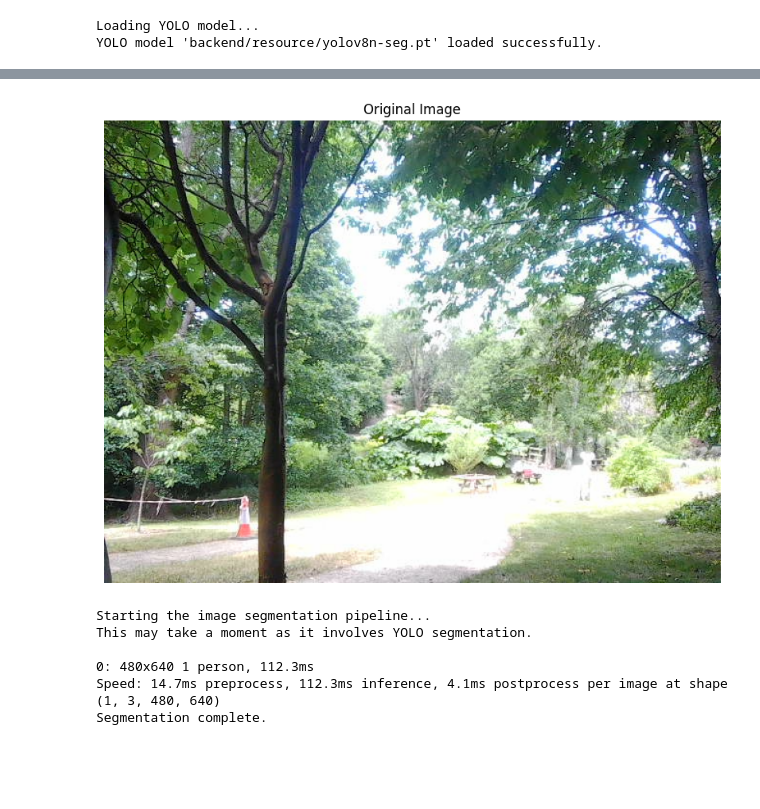
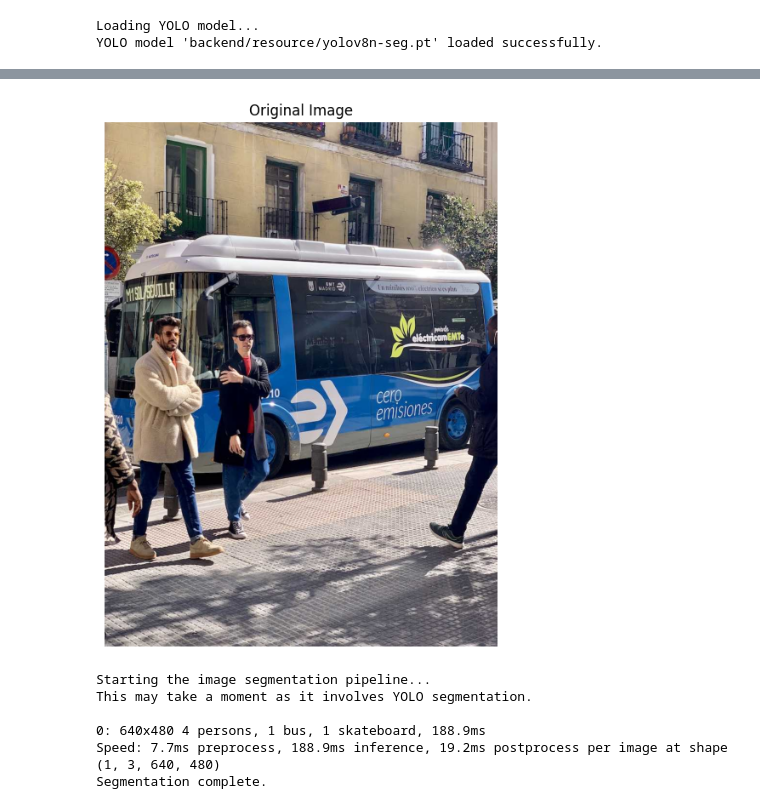
Before and after one commit to Z2nd/DeepSeek-Image-Recognition, a Jupyter notebook: app.ipynb, the cells around one changed output, grey strips where cells are left out. Saved outputs shown, nothing was run; the diff lists cells and outputs as text; code cells hidden in the pictures; blank space fills up the shorter version.

```diff
--- a/app.ipynb
+++ b/app.ipynb
@@ -43,7 +43,7 @@ YOLO model 'backend/resource/yolov8n-seg.pt' loaded successfully.
 
 # choose mode for image input
 # mode = input("Select mode ('camera' for webcam, 'image' for file): ").strip().lower()
-mode = 'camera'  # for testing purposes, you can change to 'image' to load a file
+mode = 'image'  # for testing purposes, you can change to 'image' to load a file
 image_bgr = None
 capture_time = None
 
@@ -100,4 +99,4 @@ Metadata saved to backend/resource/capture_metadata.json.
-[figure, old version]
+[figure, new version]
 # %%
 # 'Cell 4: Process Image and Describe'
 
@@ -123,8 +122,8 @@ else:
 Starting the image segmentation pipeline...
 This may take a moment as it involves YOLO segmentation.
 
-0: 480x640 1 person, 112.3ms
-Speed: 14.7ms preprocess, 112.3ms inference, 4.1ms postprocess per image at shape (1, 3, 480, 640)
+0: 640x480 4 persons, 1 bus, 1 skateboard, 188.9ms
+Speed: 7.7ms preprocess, 188.9ms inference, 19.2ms postprocess per image at shape (1, 3, 640, 480)
 Segmentation complete.
 # %%
 # Cell 5: Display Annotated Image
```
Also changed, not shown: parts of 4 cells of this notebook, 4 other files.
